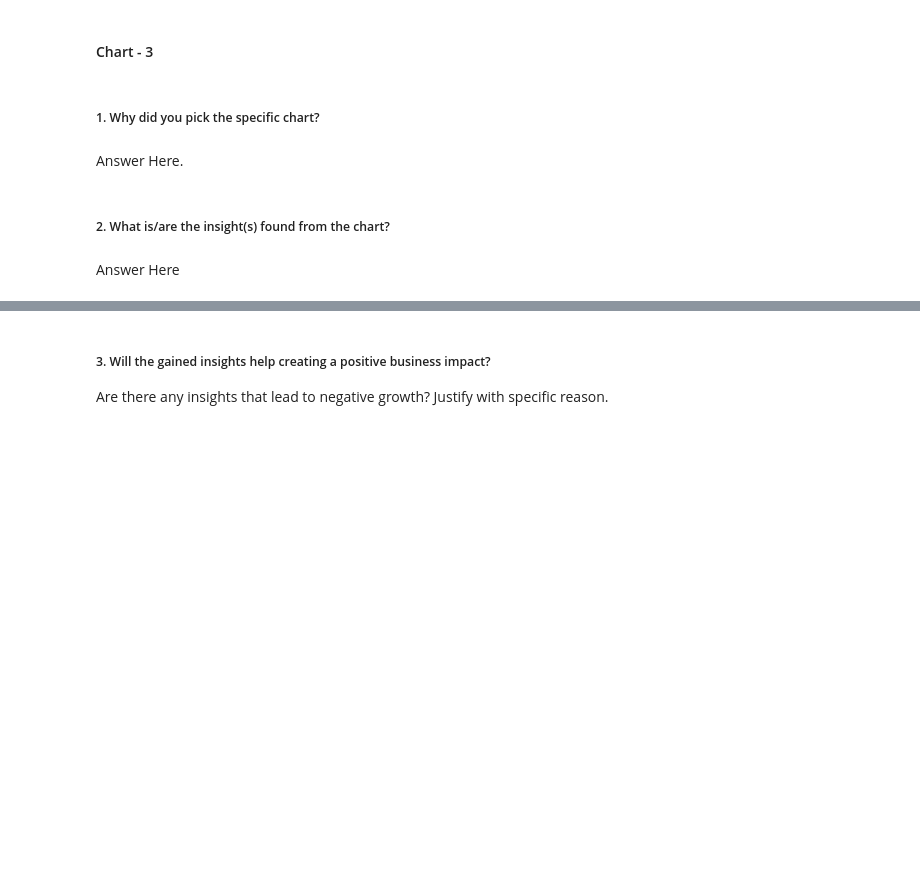
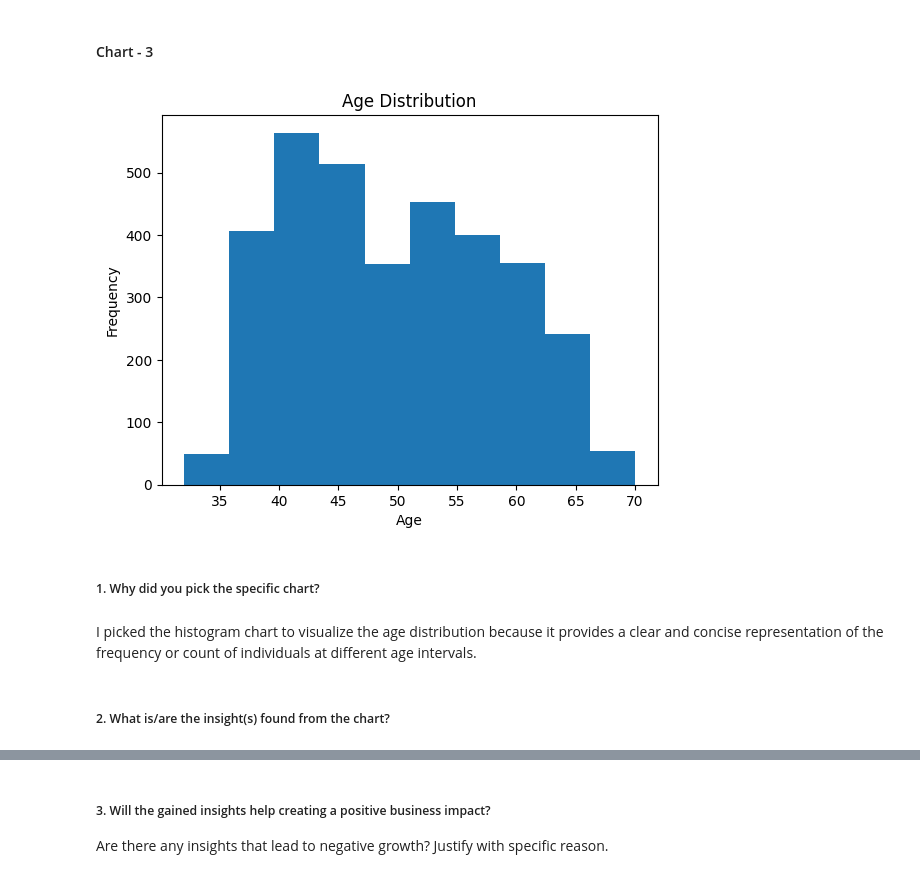
Before and after one commit to fadakenitin/Classification_Capstone_Project, a Jupyter notebook: Cardiovascular_Risk_Prediction.ipynb, the cells around one changed output, grey strips where cells are left out. Cells and saved outputs as stored; diff of their text form; code cells hidden in the pictures; blank space fills up the shorter version.

```diff
--- a/Cardiovascular_Risk_Prediction.ipynb
+++ b/Cardiovascular_Risk_Prediction.ipynb
@@ -246,8 +391,15 @@ Answer Here
+# %%
+# Chart - 3 visualization code
+plt.hist(data['age'], bins=10)
+plt.xlabel('Age')
+plt.ylabel('Frequency')
+plt.title('Age Distribution')
+plt.show()
+# %% [output]
+[figure, added]
 # %% [markdown]
 ##### 1. Why did you pick the specific chart?
-# %% [markdown]
-Answer Here.
+# %% [markdown]
+I picked the histogram chart to visualize the age distribution because it provides a clear and concise representation of the frequency or count of individuals at different age intervals.
 # %% [markdown]
 ##### 2. What is/are the insight(s) found from the chart?
-# %% [markdown]
-Answer Here
```
Also changed, not shown: parts of 74 cells of this notebook.
